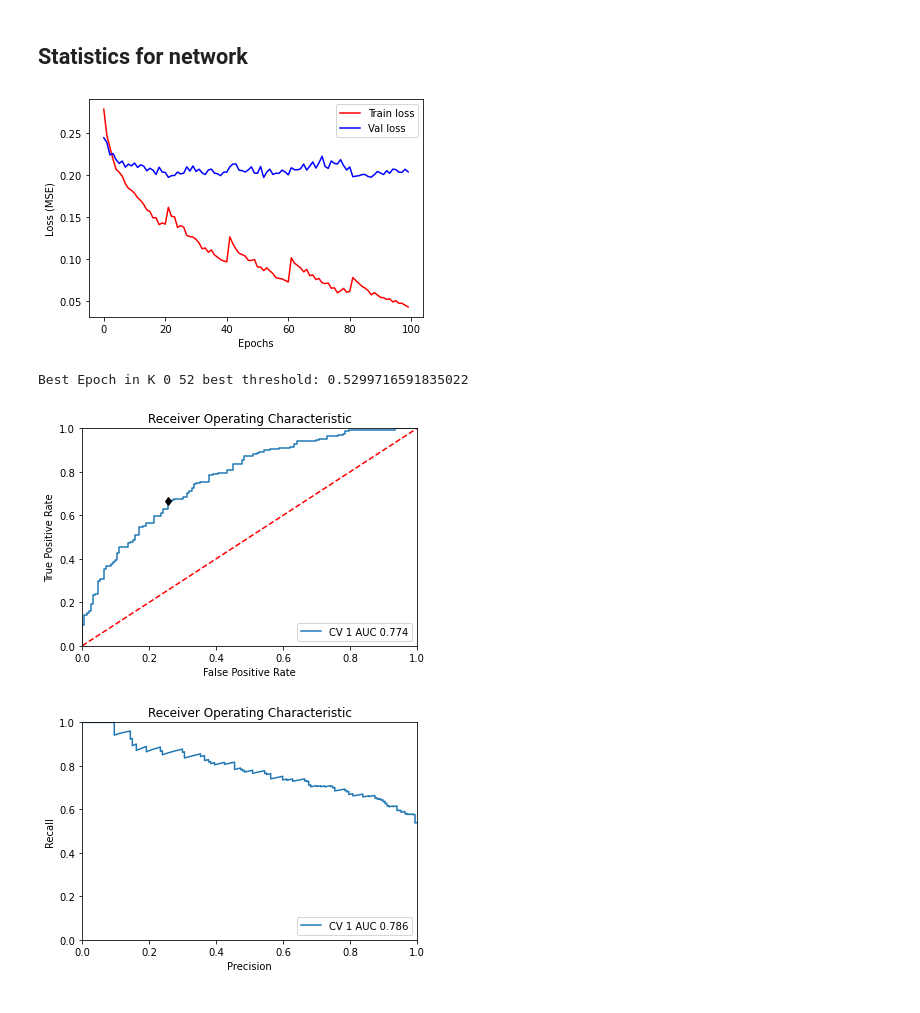
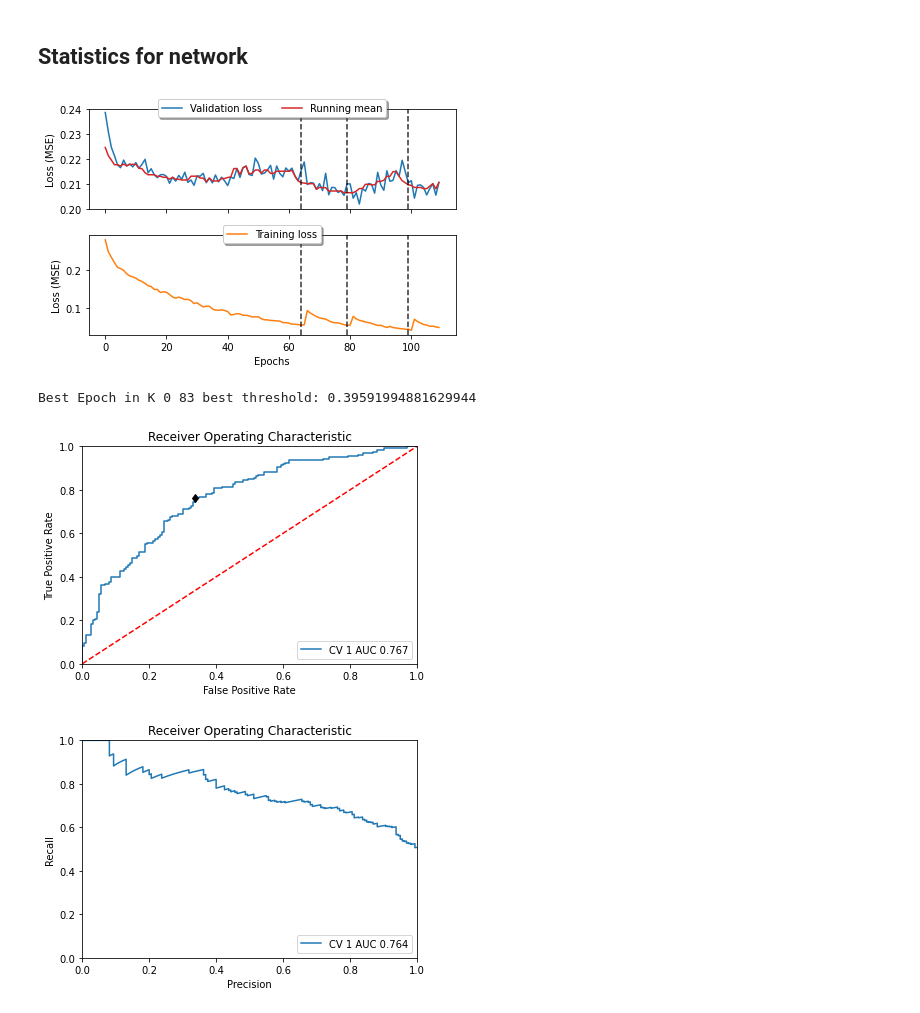
Before and after one commit to christian-creator/DL_peptide_immunogenecity, a Jupyter notebook: notebooks/SemiSupervised_learning.ipynb, the cells around one changed output. Drawn from its saved outputs; the diff is of its cells as text; code cells hidden in the pictures.

Commit message:
updates to semisupervised + plot

```diff
--- a/notebooks/SemiSupervised_learning.ipynb
+++ b/notebooks/SemiSupervised_learning.ipynb
@@ -937,30 +965,59 @@ Epoch 100 : Train Loss 0.042730 , Validation loss 0.204064
 # %% [markdown]
 ## Statistics for network
 # %%
+def RunningMedian(list,N):
+    running_median = []
+    for i in range(0,len(list)):
+        running_median.append(np.median(list[i:i+N]))
+    return running_median
+
 def plot_epochs(K, lst_train_acc, lst_val_acc):
     """For each fold, plot the accuracy on
     train and validation data for each epoch
 
     Args:
         K (int): Number of CV folds
         lst_train_acc (list of lists): list of lists containing training accuracy for each fold pr epoch
         lst_val_acc (list of lists): list of lists containing validation accuracy for each fold pr epoch
     """
-    plt.figure()
+    # plt.figure()
+    semisup_epochs = [65,80,100]
+    # semisup_epochs = [30,50,70,90]
+    f, axs = plt.subplots(2, 1, sharex=True)
     for i in range(K):
+
         epoch = np.arange(len(lst_train_acc[i]))
-        plt.plot(epoch, lst_train_acc[i], 'r', epoch, lst_val_acc[i], 'b')
+        # plt.plot(epoch, lst_train_acc[i], 'r', epoch, lst_val_acc[i], 'b')
+        running_median = RunningMedian(lst_val_acc[i],5)
+        axs[0].plot(epoch, lst_val_acc[i], 'tab:blue')
+        axs[0].plot(np.arange(0,len(running_median)), running_median,'tab:red')
+        axs[0].set_ylabel("Loss (MSE)")
+        axs[0].set_ylim(0.2,0.24)
+
+        axs[1].plot(epoch, lst_train_acc[i], 'tab:orange')
+        axs[1].set_ylabel('Loss (MSE)')
+
+        for addition in semisup_epochs:
+            axs[0].axvline(addition-1,color='k', ls='--',alpha=0.8)
+            axs[1].axvline(addition-1,color='k', ls='--',alpha=0.8)
     # plt.title("Performance of {} fold CV".format(K))
-    plt.legend(['Train loss','Val loss'])
-    plt.xlabel('Epochs'), plt.ylabel('Loss (MSE)')
+    custom_lines = [Line2D([0], [0], color="tab:blue"),
+                    Line2D([0], [0], color="tab:red"),
+                    Line2D([0], [0], color="tab:orange"),
+                    Line2D([0], [0], color="black")]
+
+    axs[0].legend(custom_lines, ['Validation loss', 'Running mean'],loc='upper center', bbox_to_anchor=(0.5, 1.15),ncol=3, fancybox=True, shadow=True)
+    axs[1].legend(custom_lines[2:], ['Training loss'],loc='upper center', bbox_to_anchor=(0.5, 1.15),ncol=3, fancybox=True, shadow=True)
+    plt.xlabel('Epochs')
+    plt.tight_layout()
     plt.savefig("../plots/noisy_student.png",dpi=300)
     plt.show()
 # line plot
 plot_epochs(1, lst_train_accuracies, lst_val_losses)
 plot_all_roc_curves(1,lst_val_losses,lst_val_predictions,lst_val_labels)
 plot_all_PR_curves(1,lst_val_losses,lst_val_predictions,lst_val_labels)
 # %% [output]
-[figure, old version]
+[figure, new version]
-Best Epoch in K 0 52 best threshold: 0.5299716591835022
+Best Epoch in K 0 83 best threshold: 0.39591994881629944
-[figure, old version]
+[figure, new version]
-[figure, old version]
+[figure, new version]
```
Also changed, not shown: parts of 7 cells of this notebook, 3 other files.
